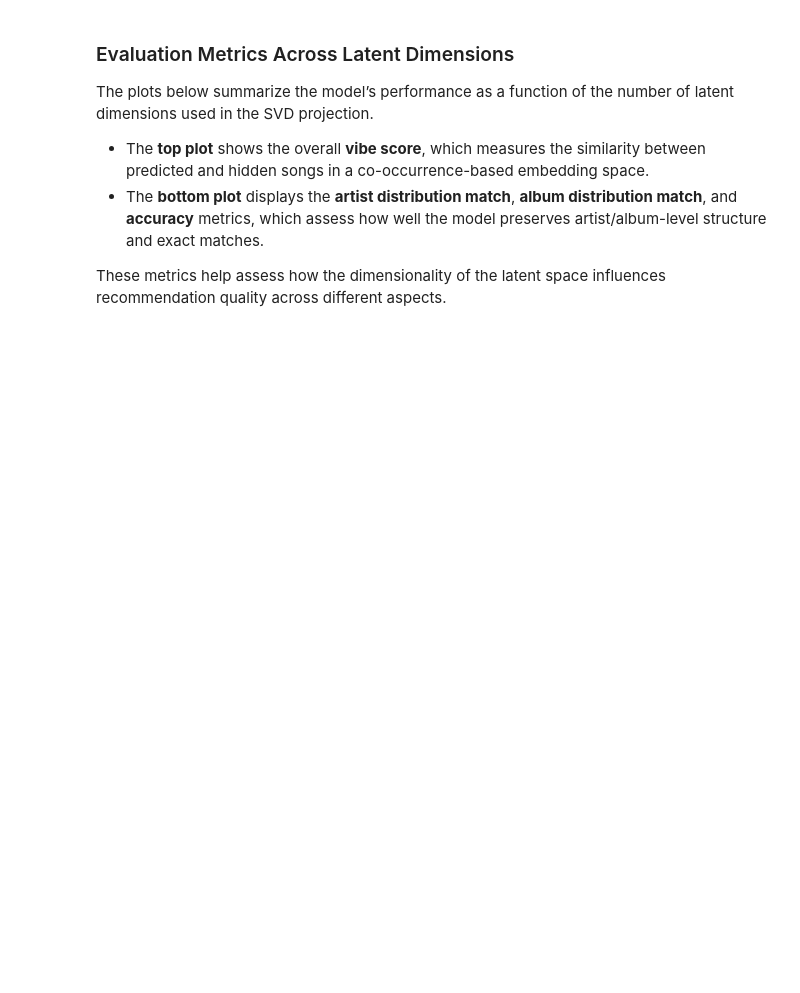
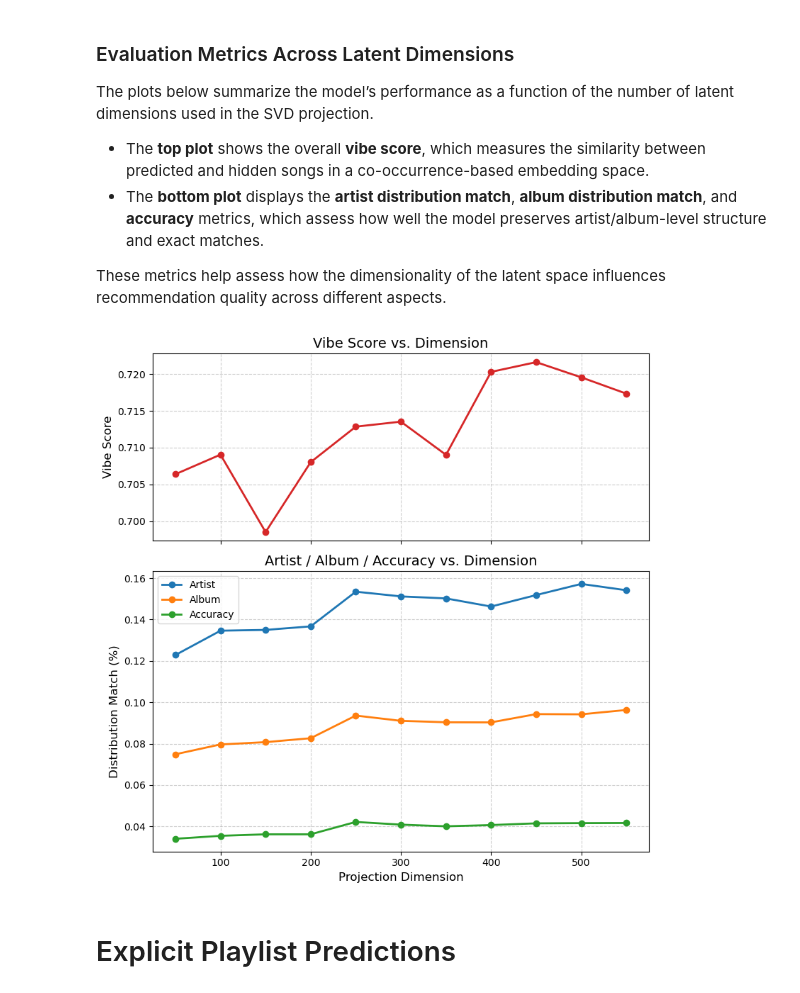
Before and after one commit to nicholassgeis/playlist-continuation-models, a Jupyter notebook: spotify_validation.ipynb, the cells around one changed output. Saved outputs shown, nothing was run; the diff lists cells and outputs as text; code cells hidden in the pictures; blank space fills up the shorter version.

```diff
--- a/spotify_validation.ipynb
+++ b/spotify_validation.ipynb
@@ -351,26 +401,30 @@ These metrics help assess how the dimensionality of the latent space influences
 # %%
 import matplotlib.pyplot as plt
 
 fig, (ax1, ax2) = plt.subplots(nrows=2, ncols=1, figsize=(8, 8), sharex=True, gridspec_kw={'height_ratios': [1, 1.5]})
 
 X = dims
 
 # --- Top plot: Vibe Score ---
 ax1.plot(X, vibe_scores, marker='o', linestyle='-', linewidth=2, color='tab:red')
 ax1.set_ylabel("Vibe Score", fontsize=12)
-ax1.set_title("Vibe Score vs. Alpha", fontsize=14)
+ax1.set_title("Vibe Score vs. Dimension", fontsize=14)
 ax1.grid(True, linestyle='--', alpha=0.6)
 
 # --- Bottom plot: Artist, Album, Accuracy ---
 ax2.plot(X, artist_scores, marker='o', linestyle='-', linewidth=2, label="Artist")
 ax2.plot(X, album_scores, marker='o', linestyle='-', linewidth=2, label="Album")
 ax2.plot(X, accuracy_scores, marker='o', linestyle='-', linewidth=2, label="Accuracy")
 
-ax2.set_xlabel("Distance Function Alpha", fontsize=12)
+ax2.set_xlabel("Projection Dimension", fontsize=12)
 ax2.set_ylabel("Distribution Match (%)", fontsize=12)
-ax2.set_title("Artist / Album / Accuracy vs. Alpha", fontsize=14)
+ax2.set_title("Artist / Album / Accuracy vs. Dimension", fontsize=14)
 ax2.grid(True, linestyle='--', alpha=0.6)
 ax2.legend(loc="best")
 
 plt.tight_layout()
 plt.show()
+# %% [output]
+[figure, added]
+# %% [markdown]
+# Explicit Playlist Predictions
```
Also changed, not shown: parts of 17 cells of this notebook, 4 other files.
